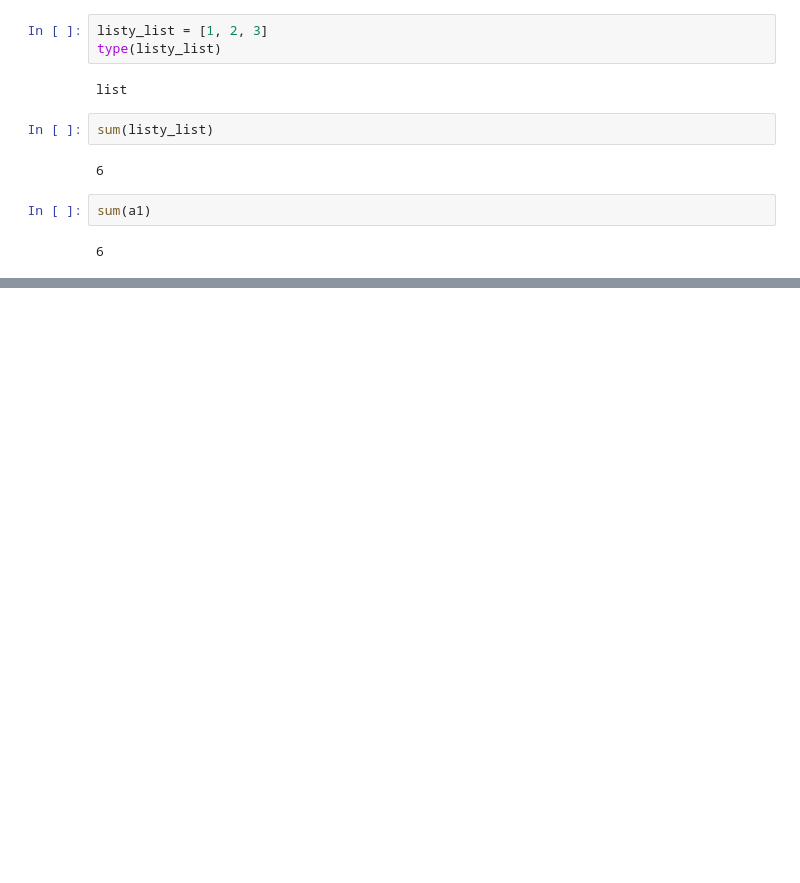
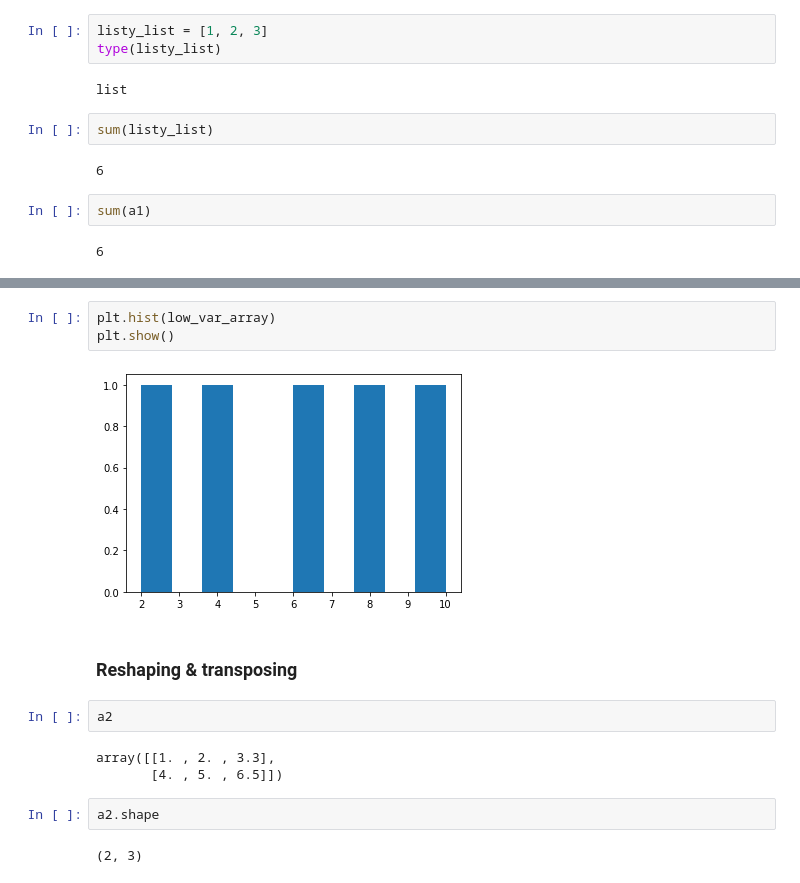
Before and after one commit to Thatsgaurav/Machine-Learning-Data-Science, a Jupyter notebook: NumPy/intro-numpy.ipynb, the cells around one changed output, grey strips where cells are left out. Saved outputs shown, nothing was run; the diff lists cells and outputs as text; blank space fills up the shorter version.

```diff
--- a/NumPy/intro-numpy.ipynb
+++ b/NumPy/intro-numpy.ipynb
@@ -464,0 +580,16 @@ sum(a1)
+# %%
+plt.hist(low_var_array)
+plt.show()
+# %% [output]
+[figure, added]
+# %% [markdown]
+### Reshaping & transposing
+# %%
+a2
+# %% [output]
+array([[1. , 2. , 3.3],
+       [4. , 5. , 6.5]])
+# %%
+a2.shape
+# %% [output]
+(2, 3)
```
Also changed, not shown: parts of 131 cells of this notebook.
